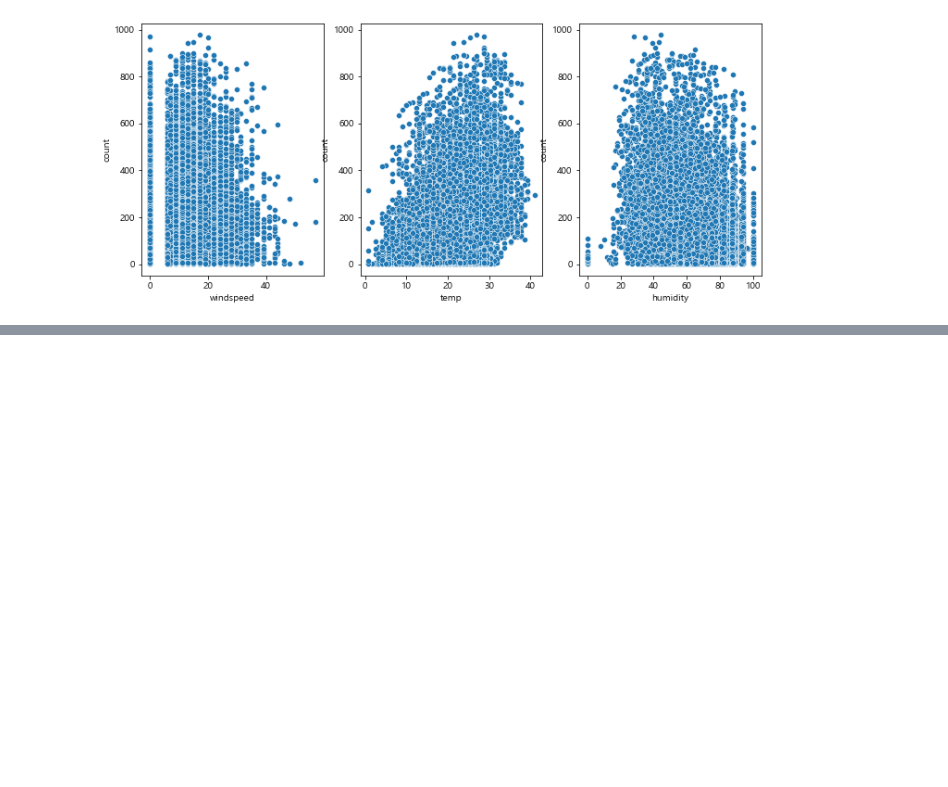
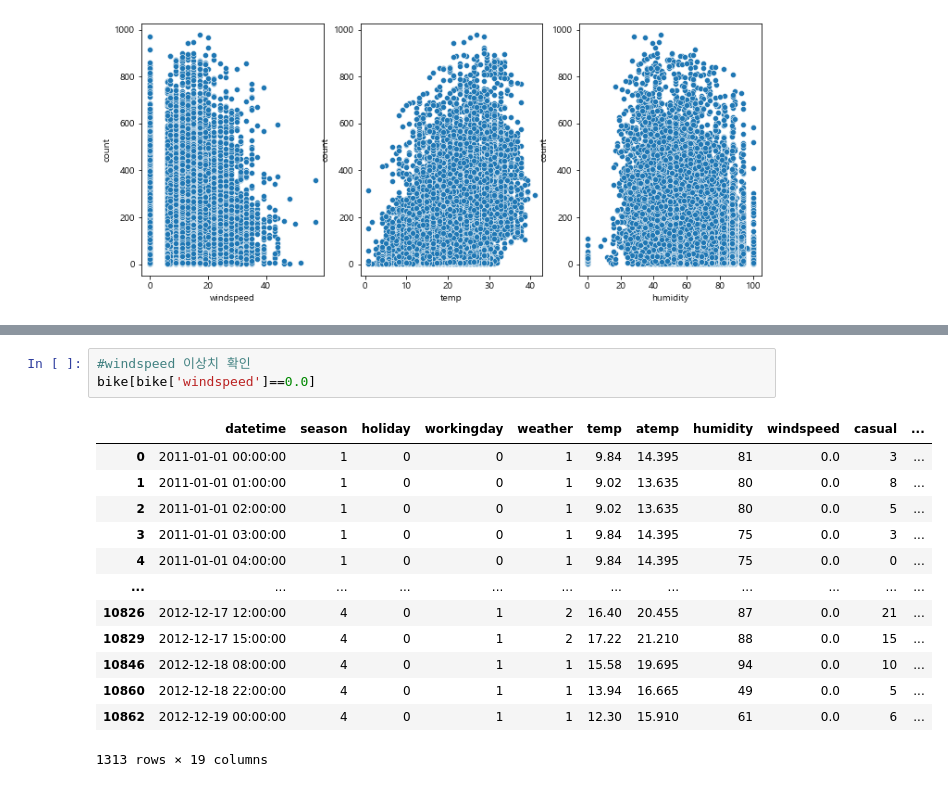
Before and after one commit to eeyeji/Python_Library, a Jupyter notebook: 4일차/bike.ipynb, the cells around one changed output, grey strips where cells are left out. Drawn from its saved outputs; the diff is of its cells as text; blank space fills up the shorter version.

```diff
--- a/4일차/bike.ipynb
+++ b/4일차/bike.ipynb
@@ -187,0 +205,17 @@ sns.scatterplot(data=bike, x='humidity', y = 'count', ax=ax3)
+# %%
+#windspeed 이상치 확인
+bike[bike['windspeed']==0.0]
+# %% [output]
+|  | datetime | season | holiday | workingday | weather | temp | atemp | humidity | windspeed | casual | ... |
+| 0 | 2011-01-01 00:00:00 | 1 | 0 | 0 | 1 | 9.84 | 14.395 | 81 | 0.0 | 3 | ... |
+| 1 | 2011-01-01 01:00:00 | 1 | 0 | 0 | 1 | 9.02 | 13.635 | 80 | 0.0 | 8 | ... |
+| 2 | 2011-01-01 02:00:00 | 1 | 0 | 0 | 1 | 9.02 | 13.635 | 80 | 0.0 | 5 | ... |
+| 3 | 2011-01-01 03:00:00 | 1 | 0 | 0 | 1 | 9.84 | 14.395 | 75 | 0.0 | 3 | ... |
+| 4 | 2011-01-01 04:00:00 | 1 | 0 | 0 | 1 | 9.84 | 14.395 | 75 | 0.0 | 0 | ... |
+| ... | ... | ... | ... | ... | ... | ... | ... | ... | ... | ... | ... |
+| 10826 | 2012-12-17 12:00:00 | 4 | 0 | 1 | 2 | 16.40 | 20.455 | 87 | 0.0 | 21 | ... |
+| 10829 | 2012-12-17 15:00:00 | 4 | 0 | 1 | 2 | 17.22 | 21.210 | 88 | 0.0 | 15 | ... |
+| 10846 | 2012-12-18 08:00:00 | 4 | 0 | 1 | 1 | 15.58 | 19.695 | 94 | 0.0 | 10 | ... |
+| 10860 | 2012-12-18 22:00:00 | 4 | 0 | 1 | 1 | 13.94 | 16.665 | 49 | 0.0 | 5 | ... |
+| 10862 | 2012-12-19 00:00:00 | 4 | 0 | 1 | 1 | 12.30 | 15.910 | 61 | 0.0 | 6 | ... |
+1313 rows × 19 columns
```
Also changed, not shown: parts of 3 cells of this notebook.
